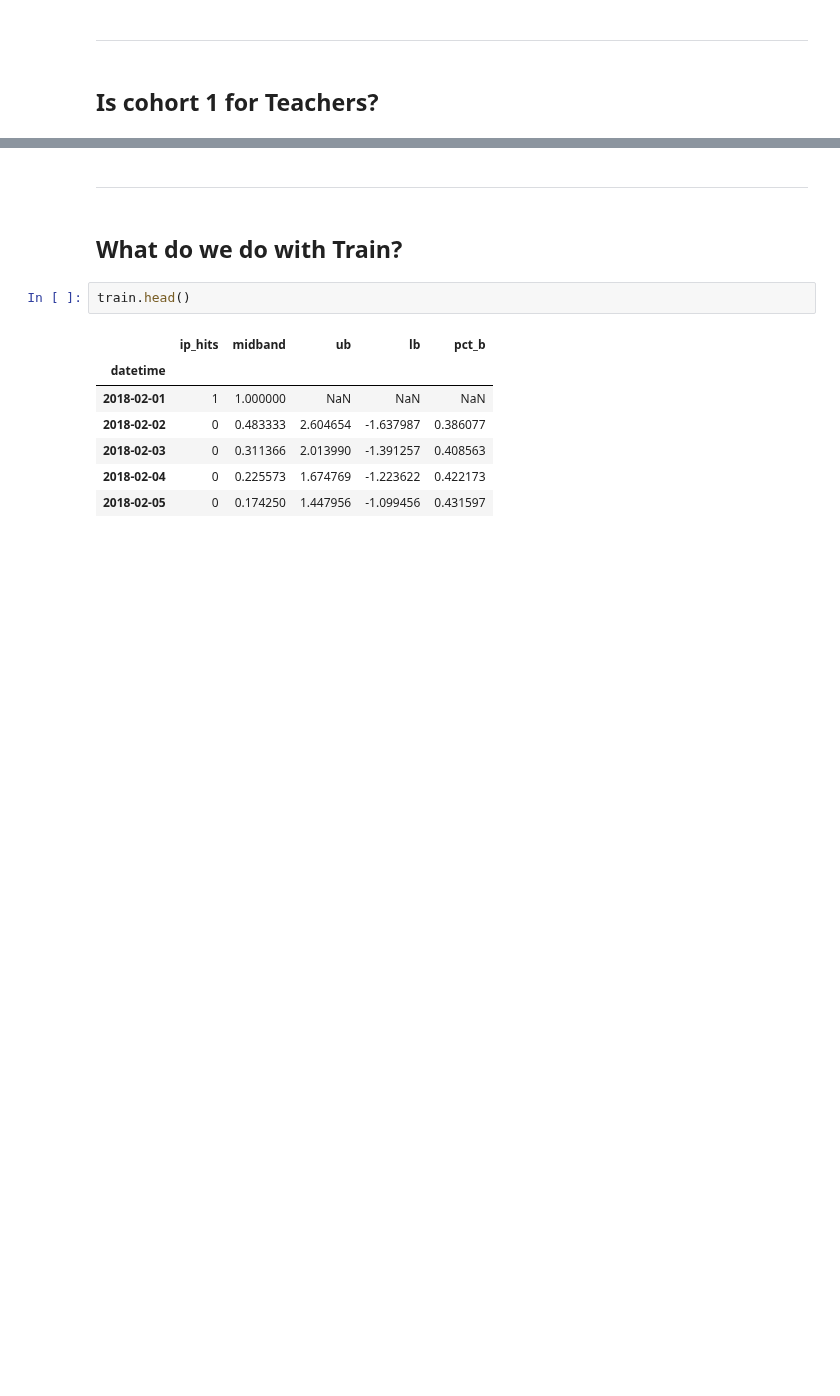
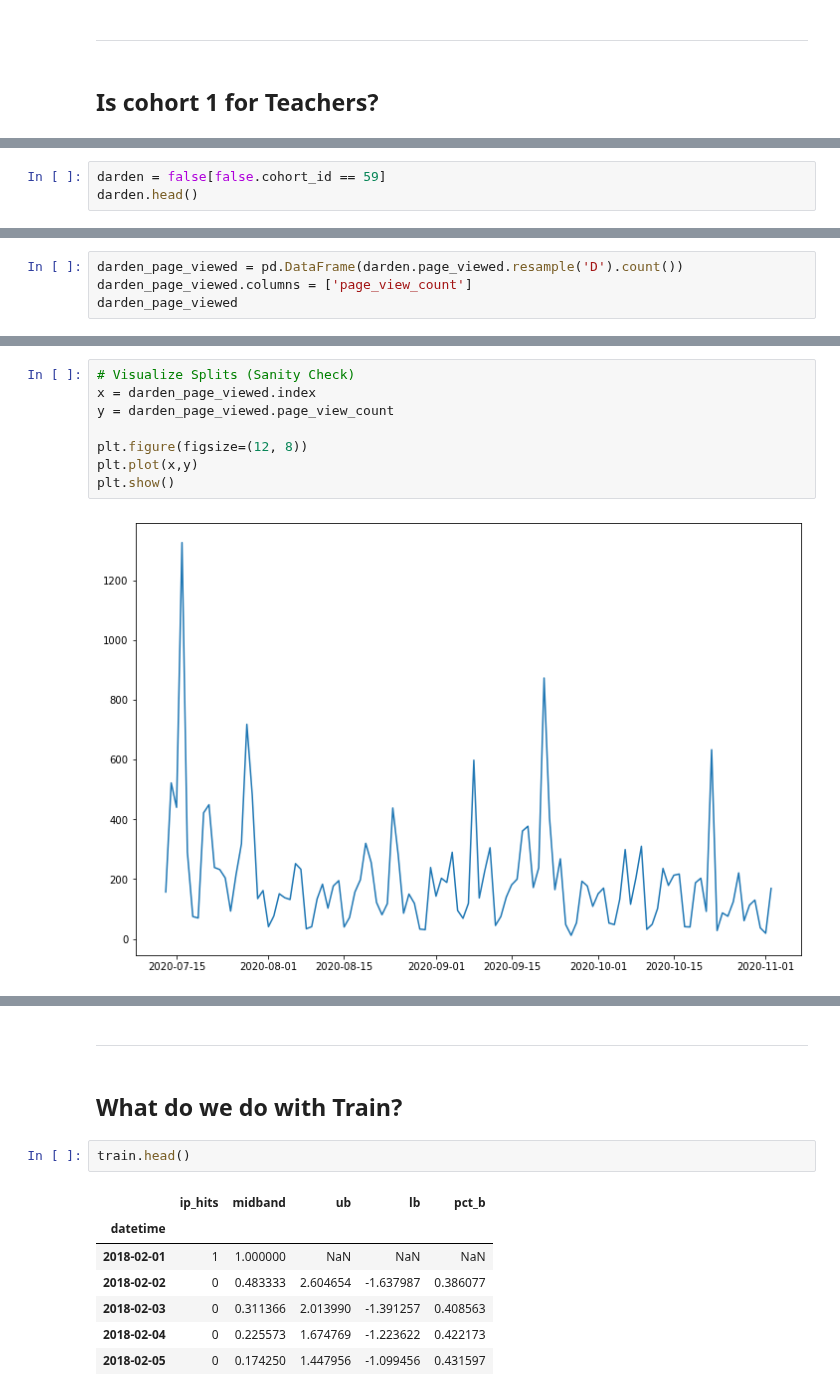
Before and after one commit to CSolitaire/anomaly-detection-exercises, a Jupyter notebook: time_series_anomaly_detection.ipynb, the cells around one changed output, grey strips where cells are left out. Drawn from its saved outputs; the diff is of its cells as text; blank space fills up the shorter version.

```diff
--- a/time_series_anomaly_detection.ipynb
+++ b/time_series_anomaly_detection.ipynb
@@ -1540,0 +1550,3 @@ cohort_1[cohort_1.year == '2020']
+# %%
+darden = false[false.cohort_id == 59]
+darden.head()
@@ -1540,0 +1594,4 @@ cohort_1[cohort_1.year == '2020']
+# %%
+darden_page_viewed = pd.DataFrame(darden.page_viewed.resample('D').count())
+darden_page_viewed.columns = ['page_view_count']
+darden_page_viewed
@@ -1540,0 +1613,10 @@ cohort_1[cohort_1.year == '2020']
+# %%
+# Visualize Splits (Sanity Check)
+x = darden_page_viewed.index
+y = darden_page_viewed.page_view_count
+
+plt.figure(figsize=(12, 8))
+plt.plot(x,y)
+plt.show()
+# %% [output]
+[figure, added]
```
Also changed, not shown: parts of 22 cells of this notebook.
